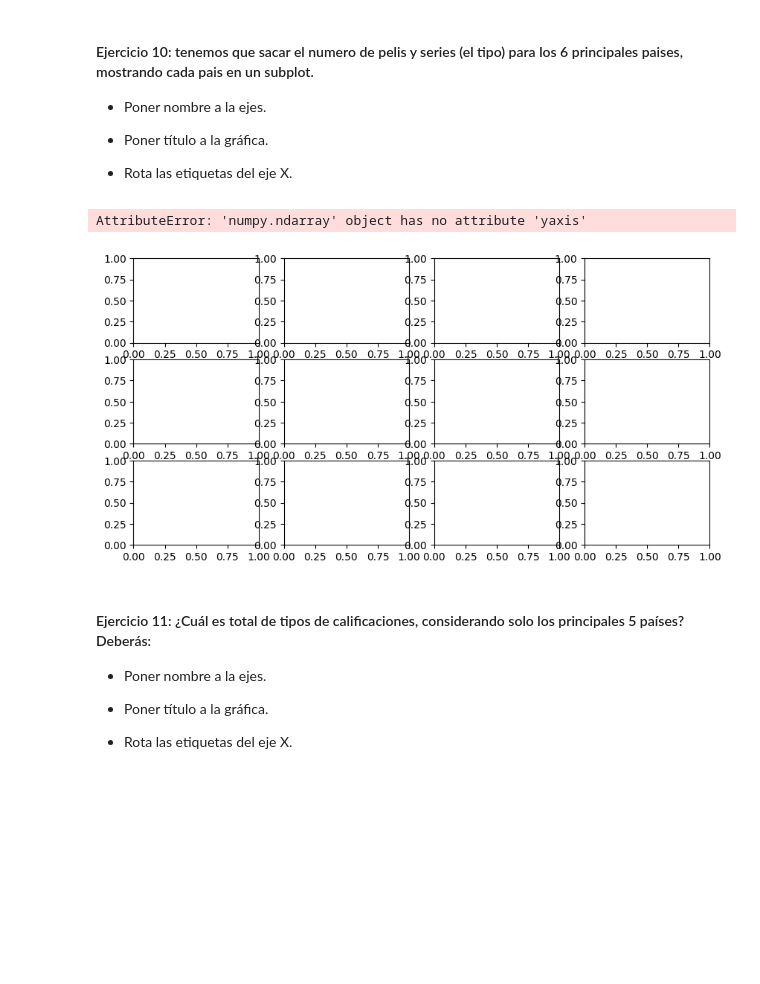
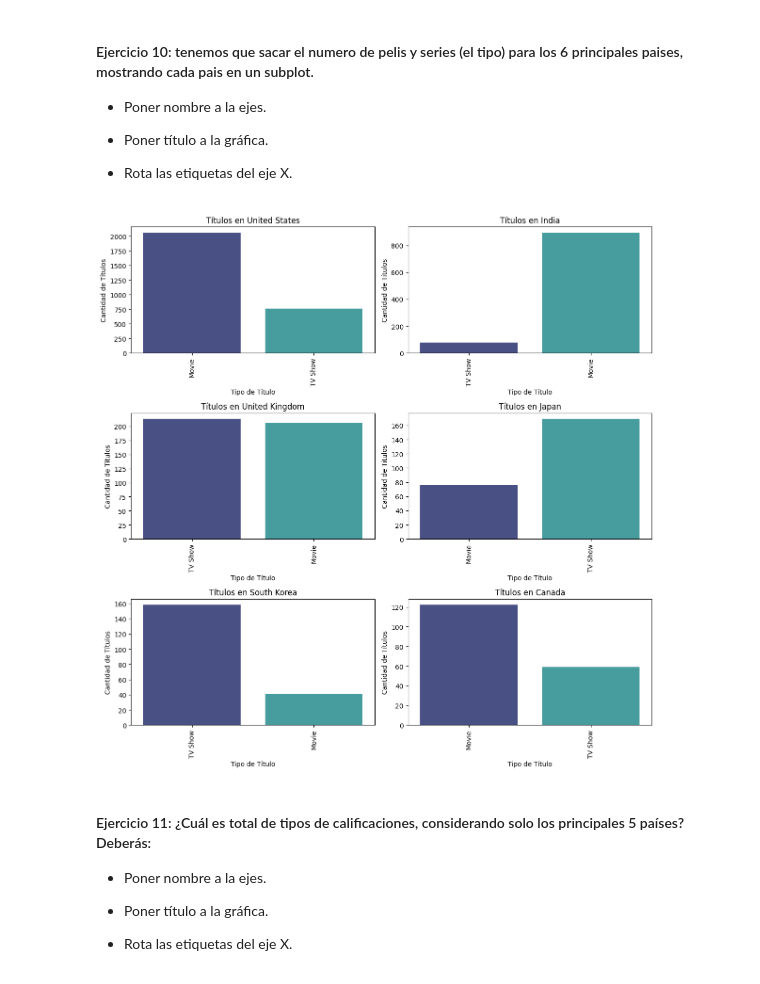
Before and after one commit to apelsito/laboratorio-modulo2-leccion04-visualizacion, a Jupyter notebook: laboratorio-modulo2-leccion04-visualizacion.ipynb, the cells around one changed output. Saved outputs shown, nothing was run; the diff lists cells and outputs as text; code cells hidden in the pictures; blank space fills up the shorter version.

```diff
--- a/laboratorio-modulo2-leccion04-visualizacion.ipynb
+++ b/laboratorio-modulo2-leccion04-visualizacion.ipynb
@@ -303,6 +224,0 @@ df_p_5 = df[condicion]
-# %%
-fig, axes = plt.subplots(3,4,figsize = (10,5)) #filas,columnas
-sns.countplot(x="type",data= df_p_1, palette="mako", ax = axes[0])#pintamos el primero
-# %% [output]
-AttributeError: 'numpy.ndarray' object has no attribute 'yaxis'
-[figure, removed]
@@ -311,3 +225,20 @@ top_10_countries = df.nlargest(10, 'IMDB Score')
+# %%
+condicion_pais = df["country"].value_counts().nlargest(6).index
+df_paises = df[df["country"].isin(condicion_pais)]
+
+fig, axes = plt.subplots(3, 2, figsize=(12, 12))
+#podéis convertir los ejes de un iterator de 2D a 1D con:
+axes = axes.flatten() #lo que dijo Miguel
+
+for i, pais in enumerate(condicion_pais):
+    sns.countplot(x="type", data=df_paises[df_paises["country"] == pais], palette="mako", ax=axes[i])
+    axes[i].set_title(f'Títulos en {pais}')
+    axes[i].set_xlabel('Tipo de Título')
+    axes[i].set_ylabel('Cantidad de Títulos')
+    axes[i].tick_params(axis='x', rotation=90)
+plt.tight_layout()
+# %% [output]
+[figure, added]
 # %% [markdown]
 #### Ejercicio 11: ¿Cuál es total de tipos de calificaciones, considerando solo los principales 5 países? Deberás:
 
```
Also changed, not shown: parts of 14 cells of this notebook.
